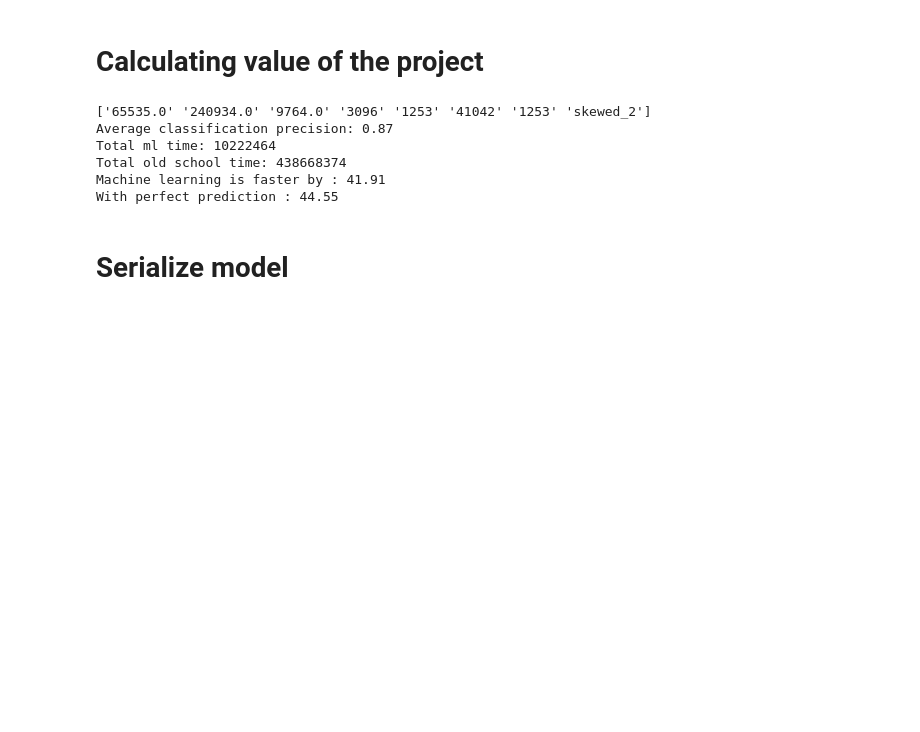
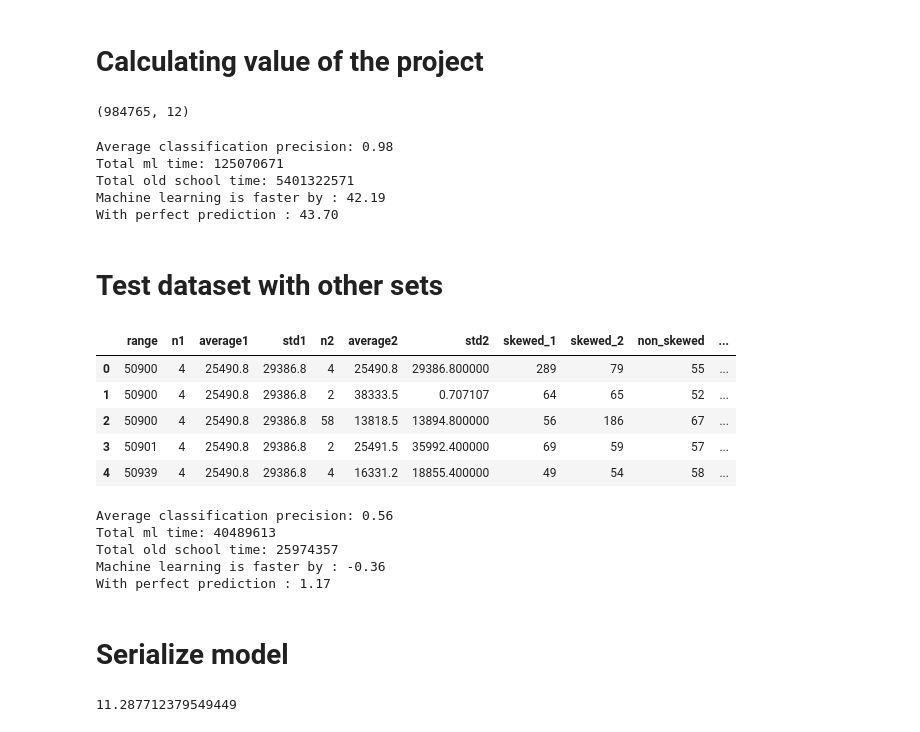
Before and after one commit to piotte13/AI-for-Set-Operations, a Jupyter notebook: Machine Learning/ML Benchmarks.ipynb, the cells around one changed output. Drawn from its saved outputs; the diff is of its cells as text; code cells hidden in the pictures; blank space fills up the shorter version.

```diff
--- a/Machine Learning/ML Benchmarks.ipynb
+++ b/Machine Learning/ML Benchmarks.ipynb
@@ -174,3 +175,29 @@ def calculateValueOfML():
     print("Total old school time: %d" % osTotTime)
     print("Machine learning is faster by : %.2f" % percentChange(mlTotTime, osTotTime))
     print("With perfect prediction : %.2f" % percentChange(perfectTotTime, osTotTime))
+# %%
+benchmarkSet = get_benchmark_set(dataset)
+print(benchmarkSet.shape)
+# %% [output]
+(984765, 12)
+# %%
+X_train, X_test, y_train, y_test = train_test_split(benchmarkSet, benchmarkSet, test_size=0.2, random_state=0)
+calculateValueOfML(X_train, X_test)
+# %% [output]
+Average classification precision: 0.98
+Total ml time: 125070671
+Total old school time: 5401322571
+Machine learning is faster by : 42.19
+With perfect prediction : 43.70
+# %% [markdown]
+# Test dataset with other sets
+# %%
+test_dataset = pd.read_csv('../results/Intel(R) Core(TM) i7-8700 CPU @ 3.20GHz/test_data/Intersect_dataset.csv')
+test_dataset.head()
+# %% [output]
+|  | range | n1 | average1 | std1 | n2 | average2 | std2 | skewed_1 | skewed_2 | non_skewed | ... |
+| 0 | 50900 | 4 | 25490.8 | 29386.8 | 4 | 25490.8 | 29386.800000 | 289 | 79 | 55 | ... |
+| 1 | 50900 | 4 | 25490.8 | 29386.8 | 2 | 38333.5 | 0.707107 | 64 | 65 | 52 | ... |
+| 2 | 50900 | 4 | 25490.8 | 29386.8 | 58 | 13818.5 | 13894.800000 | 56 | 186 | 67 | ... |
+| 3 | 50901 | 4 | 25490.8 | 29386.8 | 2 | 25491.5 | 35992.400000 | 69 | 59 | 57 | ... |
+| 4 | 50939 | 4 | 25490.8 | 29386.8 | 4 | 16331.2 | 18855.400000 | 49 | 54 | 58 | ... |
@@ -177,12 +207,11 @@ def calculateValueOfML():
 # %%
-calculateValueOfML()
+calculateValueOfML(train_benchmarkSet, test_benchmarkSet)
 # %% [output]
-['65535.0' '240934.0' '9764.0' '3096' '1253' '41042' '1253' 'skewed_2']
-Average classification precision: 0.87
-Total ml time: 10222464
-Total old school time: 438668374
-Machine learning is faster by : 41.91
-With perfect prediction : 44.55
+Average classification precision: 0.56
+Total ml time: 40489613
+Total old school time: 25974357
+Machine learning is faster by : -0.36
+With perfect prediction : 1.17
 # %% [markdown]
 # Serialize model
 # %%
@@ -191,3 +220,7 @@ With perfect prediction : 44.55
 # clf = DecisionTreeClassifier(max_depth=None, random_state=0)
 # clf.fit(X, cy)
 # joblib.dump(clf, '.joblib')
+# %%
+math.log(2500, 2)
+# %% [output]
+11.287712379549449
```
Also changed, not shown: parts of 26 cells of this notebook, 9 other files.
